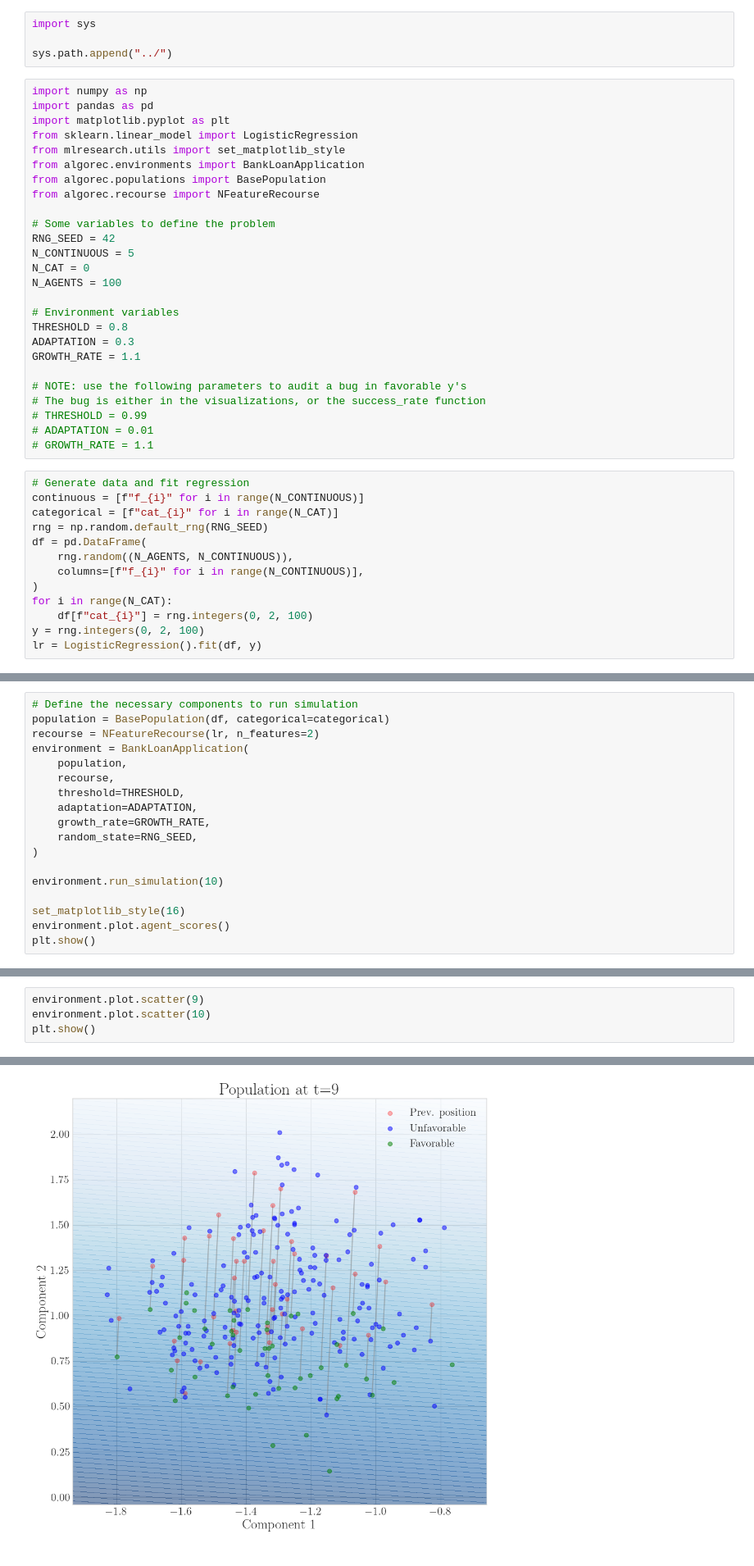
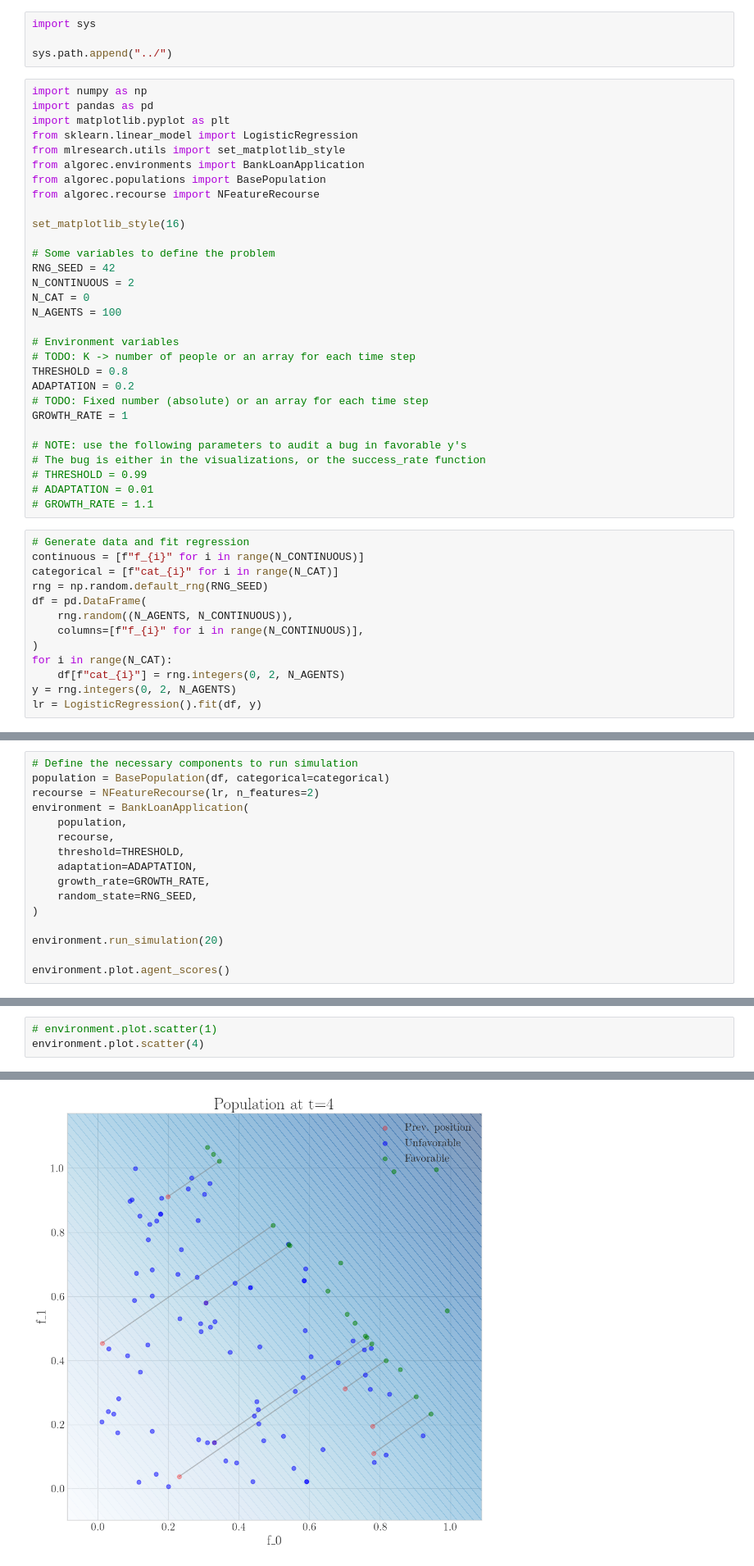
Before and after one commit to joaopfonseca/recourse-over-time, a Jupyter notebook: notebooks/1.0-bank-loan-random-data.ipynb, the cells around one changed output, grey strips where cells are left out. Shown at 82% size. Cells and saved outputs as stored; diff of their text form.

Commit message:
ENH add success rate + bug fixes + add visualizations (#20)

```diff
--- a/notebooks/1.0-bank-loan-random-data.ipynb
+++ b/notebooks/1.0-bank-loan-random-data.ipynb
@@ -12,16 +12,20 @@ from algorec.environments import BankLoanApplication
 from algorec.populations import BasePopulation
 from algorec.recourse import NFeatureRecourse
 
+set_matplotlib_style(16)
+
 # Some variables to define the problem
 RNG_SEED = 42
-N_CONTINUOUS = 5
+N_CONTINUOUS = 2
 N_CAT = 0
 N_AGENTS = 100
 
 # Environment variables
+# TODO: K -> number of people or an array for each time step
 THRESHOLD = 0.8
-ADAPTATION = 0.3
-GROWTH_RATE = 1.1
+ADAPTATION = 0.2
+# TODO: Fixed number (absolute) or an array for each time step
+GROWTH_RATE = 1
 
 # NOTE: use the following parameters to audit a bug in favorable y's
 # The bug is either in the visualizations, or the success_rate function
@@ -38,6 +42,6 @@ df = pd.DataFrame(
     columns=[f"f_{i}" for i in range(N_CONTINUOUS)],
 )
 for i in range(N_CAT):
-    df[f"cat_{i}"] = rng.integers(0, 2, 100)
-y = rng.integers(0, 2, 100)
+    df[f"cat_{i}"] = rng.integers(0, 2, N_AGENTS)
+y = rng.integers(0, 2, N_AGENTS)
 lr = LogisticRegression().fit(df, y)
@@ -54,9 +67,7 @@ environment = BankLoanApplication(
     random_state=RNG_SEED,
 )
 
-environment.run_simulation(10)
+environment.run_simulation(20)
 
-set_matplotlib_style(16)
 environment.plot.agent_scores()
-plt.show()
 # %% [output]
@@ -64,5 +77,4 @@ plt.show()
 # %%
-environment.plot.scatter(9)
-environment.plot.scatter(10)
-plt.show()
+# environment.plot.scatter(1)
+environment.plot.scatter(4)
 # %% [output]
@@ -69 +83 @@ plt.show()
-[figure, old version]
+[figure, new version]
```
Also changed, not shown: parts of 7 cells of this notebook, 3 other files.
